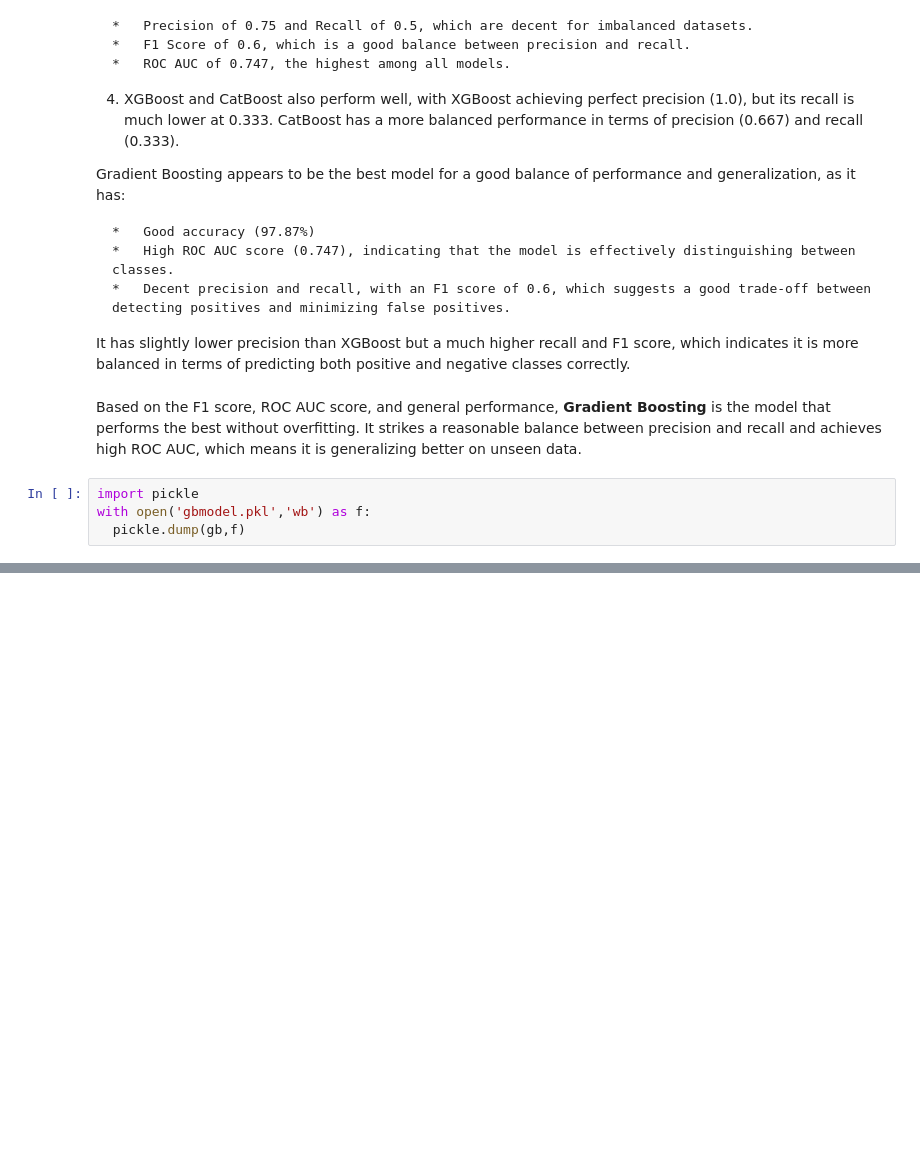
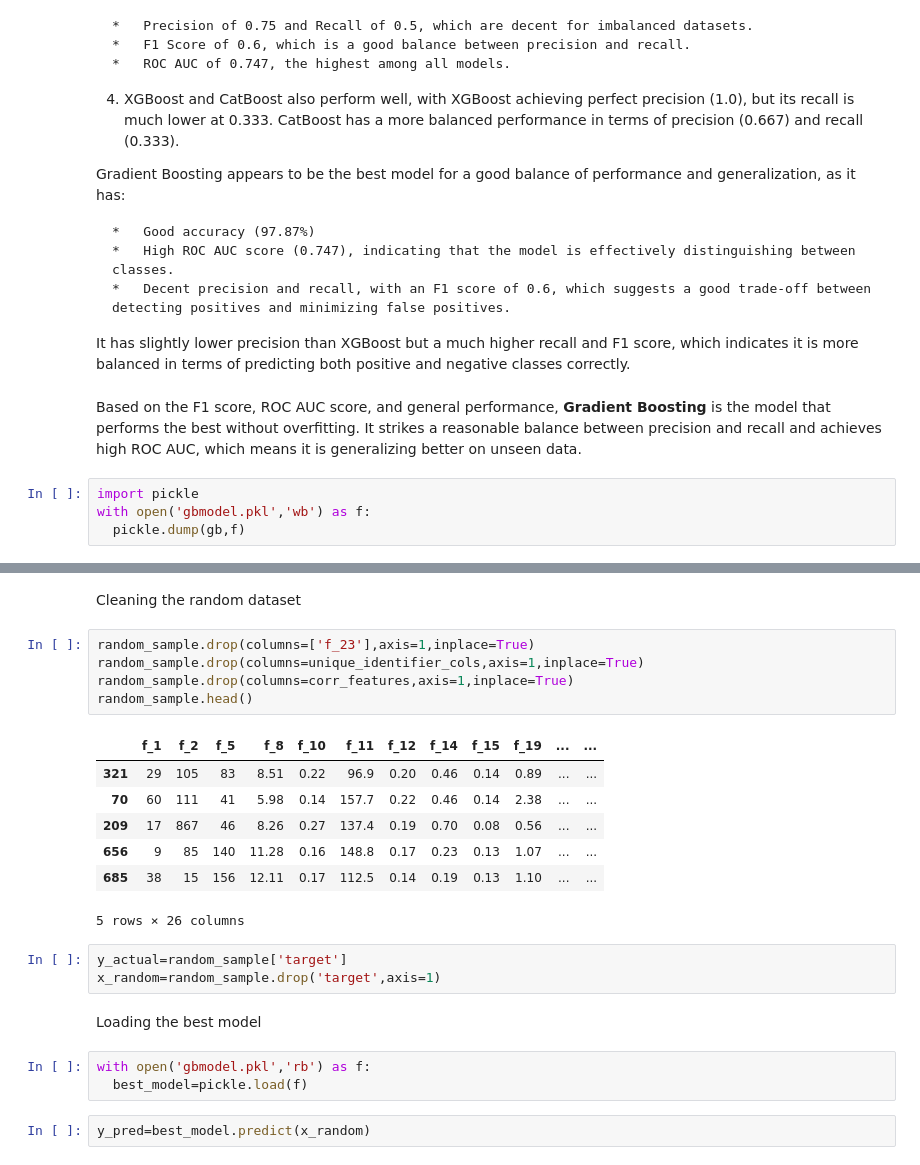
Before and after one commit to Daya-1-sgr/Oil_spill_prediction, a Jupyter notebook: oil_spill_model.ipynb, the cells around one changed output, grey strips where cells are left out. Drawn from its saved outputs; the diff is of its cells as text; blank space fills up the shorter version.

```diff
--- a/oil_spill_model.ipynb
+++ b/oil_spill_model.ipynb
@@ -464,0 +478,25 @@ with open('gbmodel.pkl','wb') as f:
+# %% [markdown]
+Cleaning the random dataset
+# %%
+random_sample.drop(columns=['f_23'],axis=1,inplace=True)
+random_sample.drop(columns=unique_identifier_cols,axis=1,inplace=True)
+random_sample.drop(columns=corr_features,axis=1,inplace=True)
+random_sample.head()
+# %% [output]
+|  | f_1 | f_2 | f_5 | f_8 | f_10 | f_11 | f_12 | f_14 | f_15 | f_19 | ... | ... |
+| 321 | 29 | 105 | 83 | 8.51 | 0.22 | 96.9 | 0.20 | 0.46 | 0.14 | 0.89 | ... | ... |
+| 70 | 60 | 111 | 41 | 5.98 | 0.14 | 157.7 | 0.22 | 0.46 | 0.14 | 2.38 | ... | ... |
+| 209 | 17 | 867 | 46 | 8.26 | 0.27 | 137.4 | 0.19 | 0.70 | 0.08 | 0.56 | ... | ... |
+| 656 | 9 | 85 | 140 | 11.28 | 0.16 | 148.8 | 0.17 | 0.23 | 0.13 | 1.07 | ... | ... |
+| 685 | 38 | 15 | 156 | 12.11 | 0.17 | 112.5 | 0.14 | 0.19 | 0.13 | 1.10 | ... | ... |
+5 rows × 26 columns
+# %%
+y_actual=random_sample['target']
+x_random=random_sample.drop('target',axis=1)
+# %% [markdown]
+Loading the best model
+# %%
+with open('gbmodel.pkl','rb') as f:
+  best_model=pickle.load(f)
+# %%
+y_pred=best_model.predict(x_random)
```
Also changed, not shown: parts of 14 cells of this notebook.
